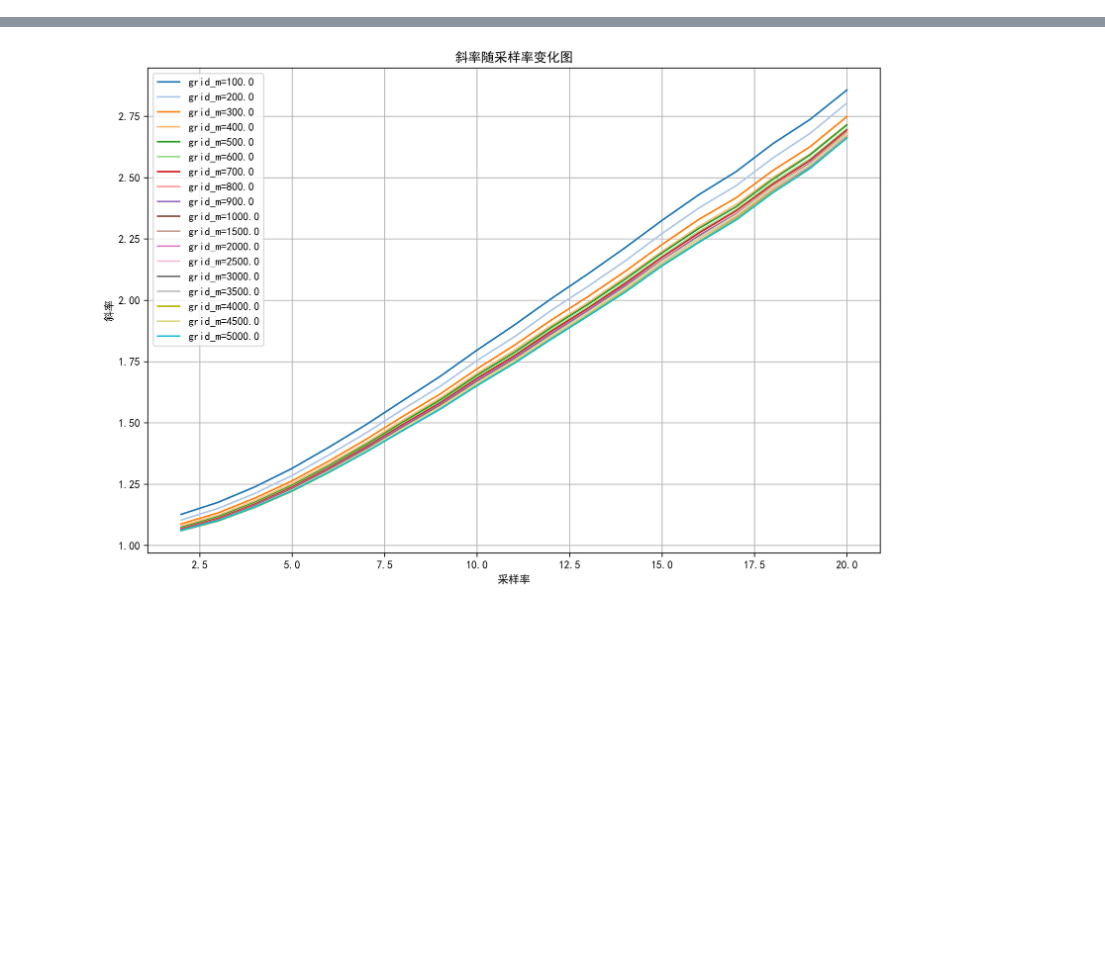
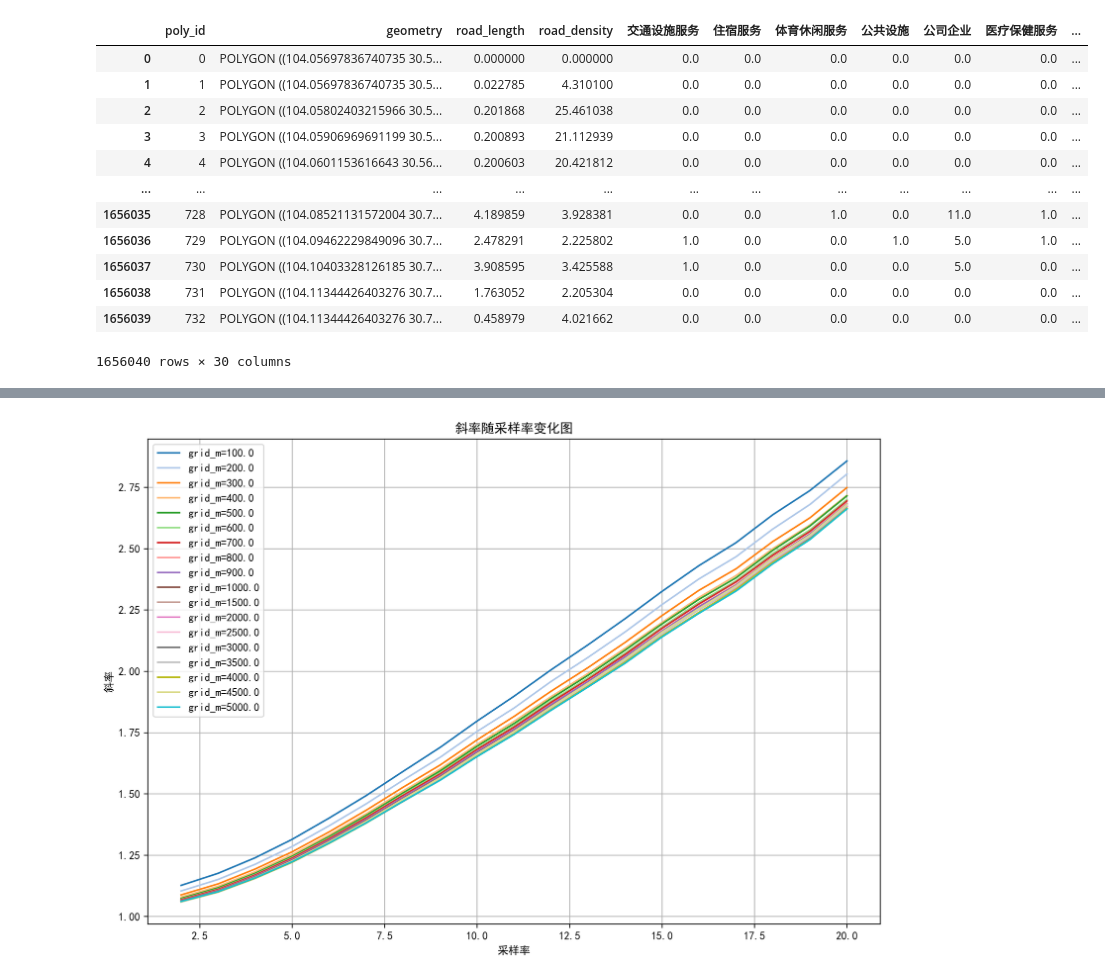
Before and after one commit to yongqi8753/kk_my_code, a Jupyter notebook: 线性模型.ipynb, the cells around one changed output, grey strips where cells are left out. Saved outputs shown, nothing was run; the diff lists cells and outputs as text; code cells hidden in the pictures; blank space fills up the shorter version.

```diff
--- a/线性模型.ipynb
+++ b/线性模型.ipynb
@@ -22,5 +40,21 @@ import geoplot as gplt
 # %%
 df_all = pd.read_csv('E:/Data/mobike201803/final_data.csv')
+# %%
+df_all
+# %% [output]
+|  | poly_id | geometry | road_length | road_density | 交通设施服务 | 住宿服务 | 体育休闲服务 | 公共设施 | 公司企业 | 医疗保健服务 | ... |
+| 0 | 0 | POLYGON ((104.05697836740735 30.5... | 0.000000 | 0.000000 | 0.0 | 0.0 | 0.0 | 0.0 | 0.0 | 0.0 | ... |
+| 1 | 1 | POLYGON ((104.05697836740735 30.5... | 0.022785 | 4.310100 | 0.0 | 0.0 | 0.0 | 0.0 | 0.0 | 0.0 | ... |
+| 2 | 2 | POLYGON ((104.05802403215966 30.5... | 0.201868 | 25.461038 | 0.0 | 0.0 | 0.0 | 0.0 | 0.0 | 0.0 | ... |
+| 3 | 3 | POLYGON ((104.05906969691199 30.5... | 0.200893 | 21.112939 | 0.0 | 0.0 | 0.0 | 0.0 | 0.0 | 0.0 | ... |
+| 4 | 4 | POLYGON ((104.0601153616643 30.56... | 0.200603 | 20.421812 | 0.0 | 0.0 | 0.0 | 0.0 | 0.0 | 0.0 | ... |
+| ... | ... | ... | ... | ... | ... | ... | ... | ... | ... | ... | ... |
+| 1656035 | 728 | POLYGON ((104.08521131572004 30.7... | 4.189859 | 3.928381 | 0.0 | 0.0 | 1.0 | 0.0 | 11.0 | 1.0 | ... |
+| 1656036 | 729 | POLYGON ((104.09462229849096 30.7... | 2.478291 | 2.225802 | 1.0 | 0.0 | 0.0 | 1.0 | 5.0 | 1.0 | ... |
+| 1656037 | 730 | POLYGON ((104.10403328126185 30.7... | 3.908595 | 3.425588 | 1.0 | 0.0 | 0.0 | 0.0 | 5.0 | 0.0 | ... |
+| 1656038 | 731 | POLYGON ((104.11344426403276 30.7... | 1.763052 | 2.205304 | 0.0 | 0.0 | 0.0 | 0.0 | 0.0 | 0.0 | ... |
+| 1656039 | 732 | POLYGON ((104.11344426403276 30.7... | 0.458979 | 4.021662 | 0.0 | 0.0 | 0.0 | 0.0 | 0.0 | 0.0 | ... |
+1656040 rows × 30 columns
 # %%
 grid_m_list = np.append((np.linspace(100,900,9)),\
           np.linspace(1000,5000,9)) # 生成网格大小列表
```
Also changed, not shown: parts of 4 cells of this notebook, 1 other file.
